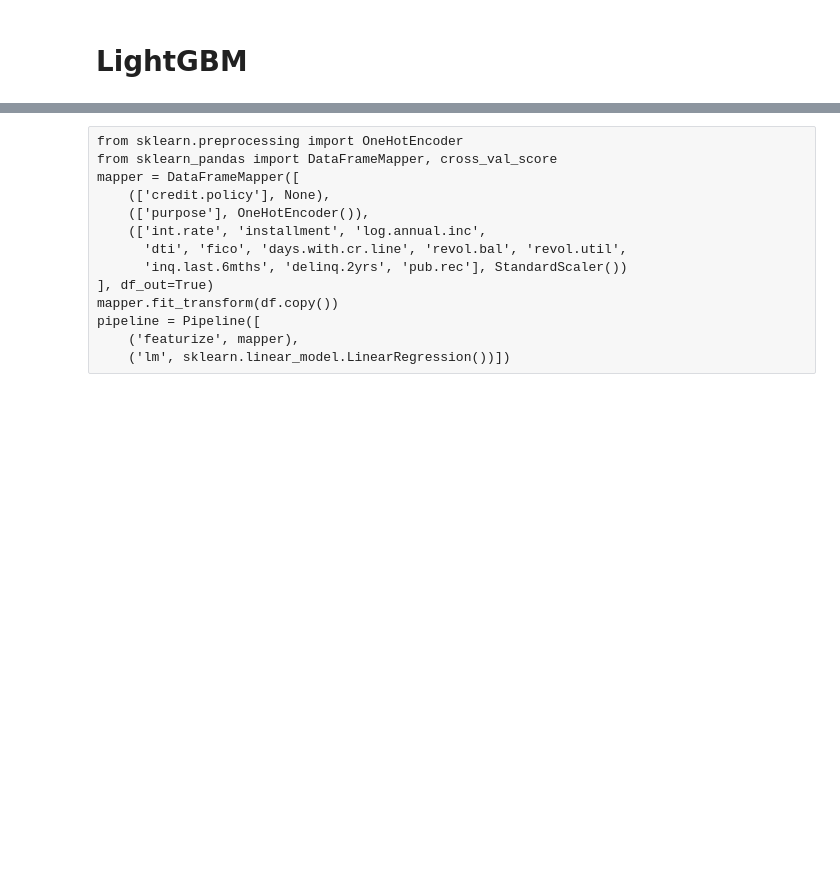
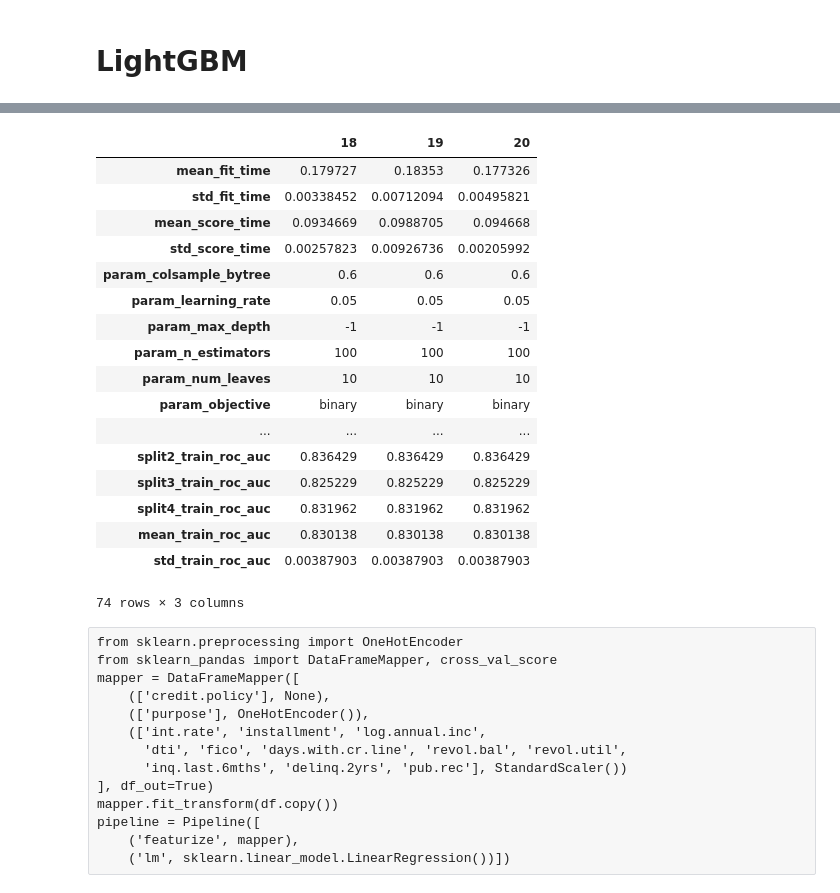
Before and after one commit to deepnetworkswell/someMLprojects, a Jupyter notebook: Loan Classification.ipynb, the cells around one changed output, grey strips where cells are left out. Cells and saved outputs as stored; diff of their text form; code cells hidden in the pictures; blank space fills up the shorter version.

```diff
--- a/Loan Classification.ipynb
+++ b/Loan Classification.ipynb
@@ -310,0 +310,35 @@ lgb_model.fit(new_df.values,y_train.values)
+# %%
+from sklearn.model_selection import GridSearchCV
+# Construct a gradient boosting model
+gbm_model = lightgbm.LGBMClassifier(boosting_type='gbdt', num_leaves=31, max_depth=-1,
+                                    learning_rate=0.01, n_estimators=400, subsample_for_bin=200000,
+                                    objective= 'binary', class_weight=None, min_split_gain=0.0,
+                                    min_child_weight=0.001, min_child_samples=20, subsample=1.0,
+                                    subsample_freq=0, colsample_bytree=1.0, reg_alpha=0.0,
+                                    reg_lambda=0.0, random_state=26, n_jobs=-1,
+                                    silent=False, importance_type='split')
+
+
+#define Grid-search parameters
+gridParams = {
+    'objective': ['binary'],
+    'num_leaves': [20,10],
+    'max_depth':[-1],
+    'learning_rate':[0.05],
+    'n_estimators':[100],
+    'subsample':[1.0,0.7,0.6],
+    'colsample_bytree':[0.7,0.6],
+    'reg_alpha':[1.2,1.1],
+    'reg_lambda':[0.0]
+}
+
+
+scoring = ['recall','precision','f1_macro','roc_auc']
+gridGBM = GridSearchCV(gbm_model,
+                       param_grid = gridParams,
+                       cv=5,
+                       refit='roc_auc', #Refit an estimator using the best found parameters on the whole dataset.
+                       n_jobs=-1,
+                       scoring = scoring)
+
+gridGBM.fit(new_df,y_train)
@@ -311,3 +399,27 @@ lgb_model.fit(new_df.values,y_train.values)
+# %%
+res=pd.DataFrame(gridGBM.cv_results_)
+#res.sort_values(by=['rank_test_score']).head()
+# %%
+res[res['rank_test_recall']==1].T
+# %% [output]
+|  | 18 | 19 | 20 |
+| mean_fit_time | 0.179727 | 0.18353 | 0.177326 |
+| std_fit_time | 0.00338452 | 0.00712094 | 0.00495821 |
+| mean_score_time | 0.0934669 | 0.0988705 | 0.094668 |
+| std_score_time | 0.00257823 | 0.00926736 | 0.00205992 |
+| param_colsample_bytree | 0.6 | 0.6 | 0.6 |
+| param_learning_rate | 0.05 | 0.05 | 0.05 |
+| param_max_depth | -1 | -1 | -1 |
+| param_n_estimators | 100 | 100 | 100 |
+| param_num_leaves | 10 | 10 | 10 |
+| param_objective | binary | binary | binary |
+| ... | ... | ... | ... |
+| split2_train_roc_auc | 0.836429 | 0.836429 | 0.836429 |
+| split3_train_roc_auc | 0.825229 | 0.825229 | 0.825229 |
+| split4_train_roc_auc | 0.831962 | 0.831962 | 0.831962 |
+| mean_train_roc_auc | 0.830138 | 0.830138 | 0.830138 |
+| std_train_roc_auc | 0.00387903 | 0.00387903 | 0.00387903 |
+74 rows × 3 columns
 # %% [raw]
 from sklearn.preprocessing import OneHotEncoder
 from sklearn_pandas import DataFrameMapper, cross_val_score
```
Also changed, not shown: parts of 20 cells of this notebook.
